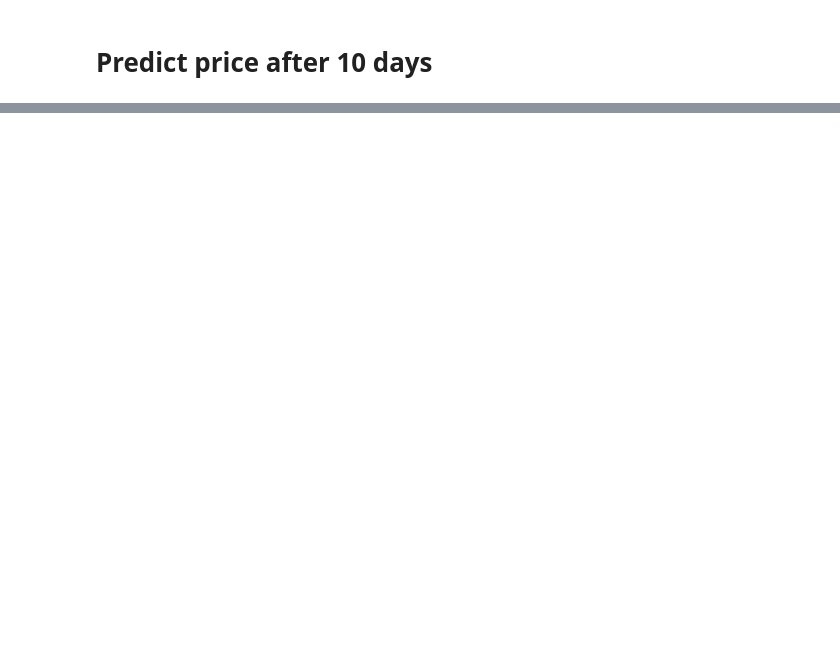
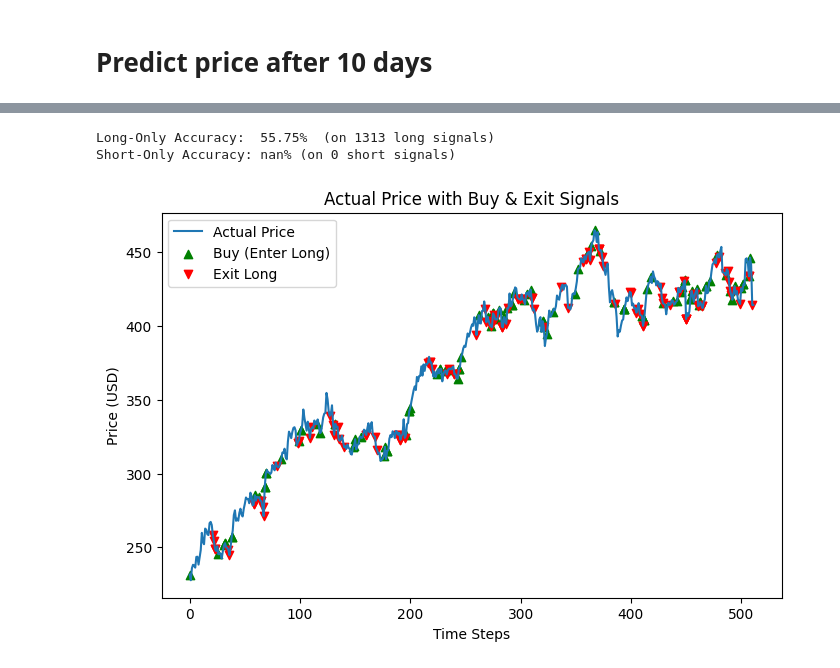
Before and after one commit to PTrendafilov/BUCKS, a Jupyter notebook: model.ipynb, the cells around one changed output, grey strips where cells are left out. Saved outputs shown, nothing was run; the diff lists cells and outputs as text; code cells hidden in the pictures; blank space fills up the shorter version.

```diff
--- a/model.ipynb
+++ b/model.ipynb
@@ -822,0 +841,79 @@ Final return over period (after fees): 74.47%
+# %%
+# (A) Create masks for long vs. short
+long_mask = (signals == 1)     # True/False array for when we went long
+short_mask = (signals == -1)   # True/False array for when we went short
+
+# (B) For each day/symbol, check if we were correct:
+#     - Correct long if actual price change > 0
+#     - Correct short if actual price change < 0
+correct_when_long = long_mask & (actual_changes > 0)
+correct_when_short = short_mask & (actual_changes < 0)
+
+# (C) Flatten or sum them up directly. Example using sum:
+num_correct_long = correct_when_long.sum()
+num_longs = long_mask.sum()
+num_correct_short = correct_when_short.sum()
+num_shorts = short_mask.sum()
+
+# (D) Calculate accuracies
+long_accuracy = num_correct_long / num_longs if num_longs > 0 else float('nan')
+short_accuracy = num_correct_short / num_shorts if num_shorts > 0 else float('nan')
+
+print(f"Long-Only Accuracy:  {long_accuracy*100:.2f}%  (on {num_longs} long signals)")
+print(f"Short-Only Accuracy: {short_accuracy*100:.2f}% (on {num_shorts} short signals)")
+# %% [output]
+Long-Only Accuracy:  55.75%  (on 1313 long signals)
+Short-Only Accuracy: nan% (on 0 short signals)
+# %%
+import numpy as np
+import matplotlib.pyplot as plt
+
+
+# 1) Identify BUY points: times when we *enter* a long
+buy_indices = np.where(
+    (signals[1:] == 1) & (signals[:-1] != 1)
+)[0] + 1
+
+# 2) Identify EXIT points: times when we *stop* being long
+exit_indices = np.where(
+    (signals[:-1] == 1) & (signals[1:] != 1)
+)[0] + 1
+
+# 3) Force a Buy at t=0 if we start in a long
+if signals[0].any() == 1:
+    buy_indices = np.concatenate(([0], buy_indices))
+
+# 4) Force an Exit at t=T-1 if we end in a long
+if signals[-1].any() == 1:
+    exit_indices = np.concatenate((exit_indices, [len(signals) - 1]))
+
+# 5) Plot only the actual price
+plt.figure(figsize=(8, 5))
+plt.plot(actual, label="Actual Price")
+
+# 6) Overlay Buy signals as green upward triangles
+plt.scatter(
+    buy_indices,
+    actual[buy_indices],
+    marker="^",
+    color="green",
+    label="Buy (Enter Long)"
+)
+
+# 7) Overlay Exit signals as red downward triangles
+plt.scatter(
+    exit_indices,
+    actual[exit_indices],
+    marker="v",
+    color="red",
+    label="Exit Long"
+)
+
+# 8) Final labeling
+plt.title("Actual Price with Buy & Exit Signals")
+plt.xlabel("Time Steps")
+plt.ylabel("Price (USD)")
+plt.legend()
+plt.show()
+# %% [output]
+[figure, added]
```
Also changed, not shown: parts of 25 cells of this notebook.
